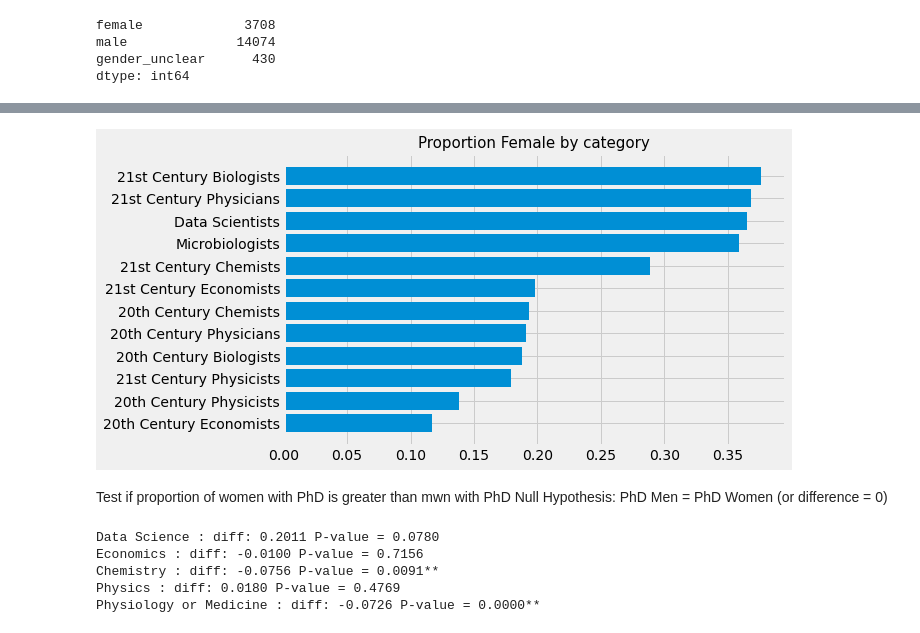
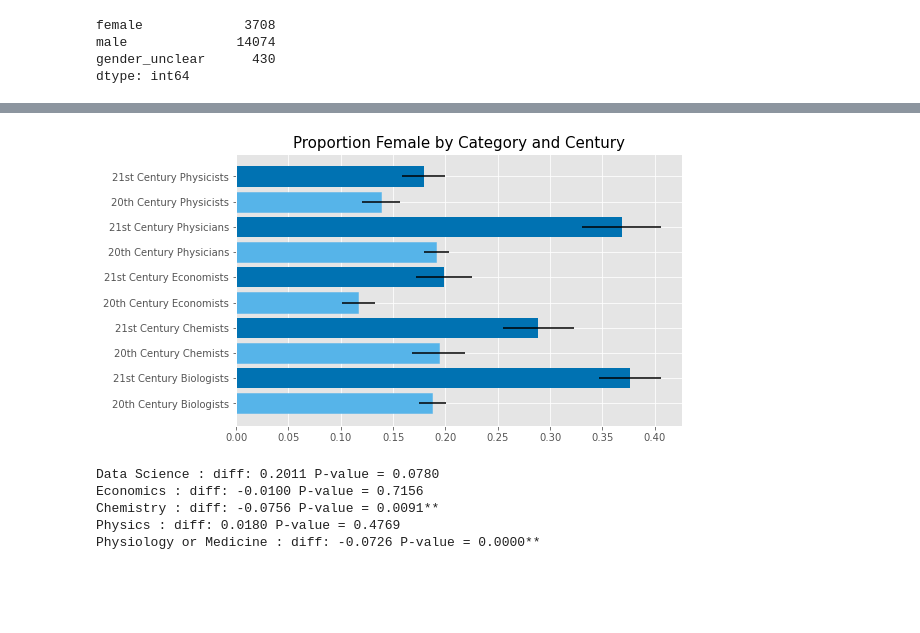
Before and after one commit to isbhsun/Gender-Gap-Analysis, a Jupyter notebook: data_analysis_viz.ipynb, the cells around one changed output, grey strips where cells are left out. Cells and saved outputs as stored; diff of their text form; code cells hidden in the pictures; blank space fills up the shorter version.

```diff
--- a/data_analysis_viz.ipynb
+++ b/data_analysis_viz.ipynb
@@ -8,7 +8,7 @@ import matplotlib.pyplot as plt
 from scipy import stats
 from tabulate import tabulate
 
-plt.style.use('fivethirtyeight')
+plt.style.use('ggplot')
 # %%
 #set up Mongo to store data
 client = MongoClient('localhost', 27017)
@@ -242,7 +242,7 @@ df_analysis = dfcsv[['page', 'doctorate', 'len_page', 'female', 'male', 'categor
 # %%
 group_field_avg = df_analysis.groupby('nobel_field').mean(['doctorate', 'len_page', 'female', 'male'])
 group_field_avg = group_field_avg.reset_index()
-group_field_avg = group_field_avg[['female', 'male', 'doctorate']]
+group_field_avg = group_field_avg[['female', 'doctorate']]
 group_field_sum = df_analysis.groupby('nobel_field').sum()
 group_field_sum = group_field_sum.reset_index()
 group_field_sum = group_field_sum[['nobel_field','count']]
@@ -309,0 +321,16 @@ group_cat
+# %%
+temp_field = {}
+for x in prop_gender_bycat['category']:
+    field_name = x.split("_")
+    field_name = field_name[-1]
+    temp_field[x] = field_name
+
+temp_field_elems = []
+for cat in prop_gender_bycat['category']:
+    if cat in temp_field:
+        temp_field_elems.append(temp_field[cat])
+    else:
+        print("why don't i exist?")
+
+prop_gender_bycat['temp_field'] = temp_field_elems
+prop_gender_bycat
@@ -310,24 +349,32 @@ group_cat
 # %%
-x = group_cat['category']
+prop_gender_bycat = prop_gender_bycat.sort_values('category')
+prop_gender_bycat = prop_gender_bycat.sort_values('temp_field')
+prop_gender_bycat.reset_index()
+x = prop_gender_bycat['category']
 pretty_x = [print_cat_dict[x_elem] for x_elem in x]
 
+gender_se_double = [x*2 for x in prop_gender_bycat['gender_se']]
 
-y = group_cat['perc_fem']
+
+# The palette with grey:
+# cbPalette <- c("#999999", "#E69F00", "#56B4E9", "#009E73", "#F0E442", "#0072B2", "#D55E00", "#CC79A7")
+
+y = prop_gender_bycat['female']
 
 fig, ax = plt.subplots(figsize=(8,5))
 #could calculate variance and add error bars
 
-ax.barh(pretty_x, y)
+bars = ax.barh(pretty_x, y, color = "#0072B2",
+                xerr=gender_se_double)
+for item in bars[::2]:
+    item.set_color("#56B4E9")
 
-ax.set_title('Proportion Female by category', size = 15)
+ax.set_title('Proportion Female by Category and Century', size = 15)
 
 
 fig.savefig('images/PropWomenbyCategory.png', bbox_inches = "tight")
 # %% [output]
-[figure, old version]
+[figure, new version]
-# %% [markdown]
-Test if proportion of women with PhD is greater than mwn with PhD
-Null Hypothesis: PhD Men = PhD Women (or difference = 0)
 # %%
 group_cat_gender = df_analysis.groupby(['category','female']).sum()
 group_cat_gender['prop_phd'] = group_cat_gender['doctorate'] / group_cat_gender['count']
```
Also changed, not shown: parts of 8 cells of this notebook, 8 other files.
